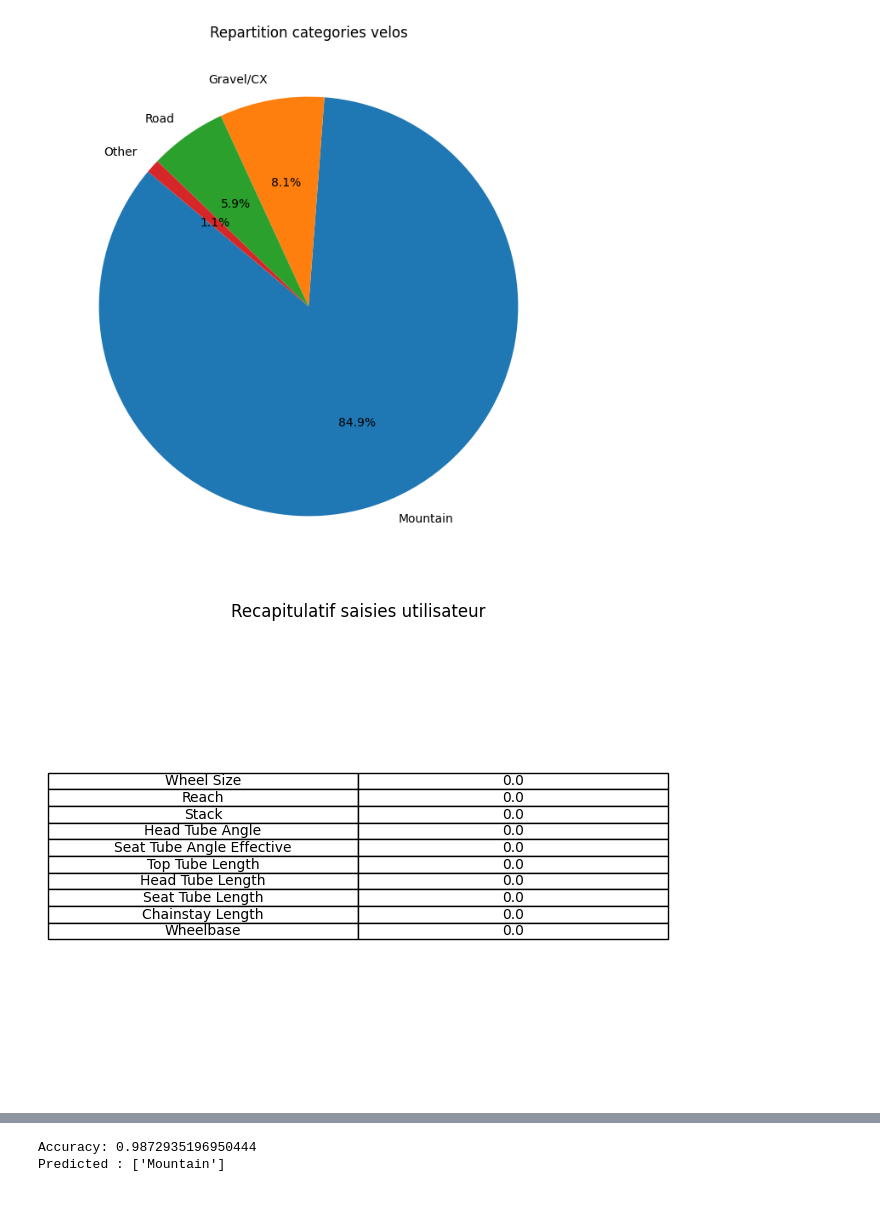
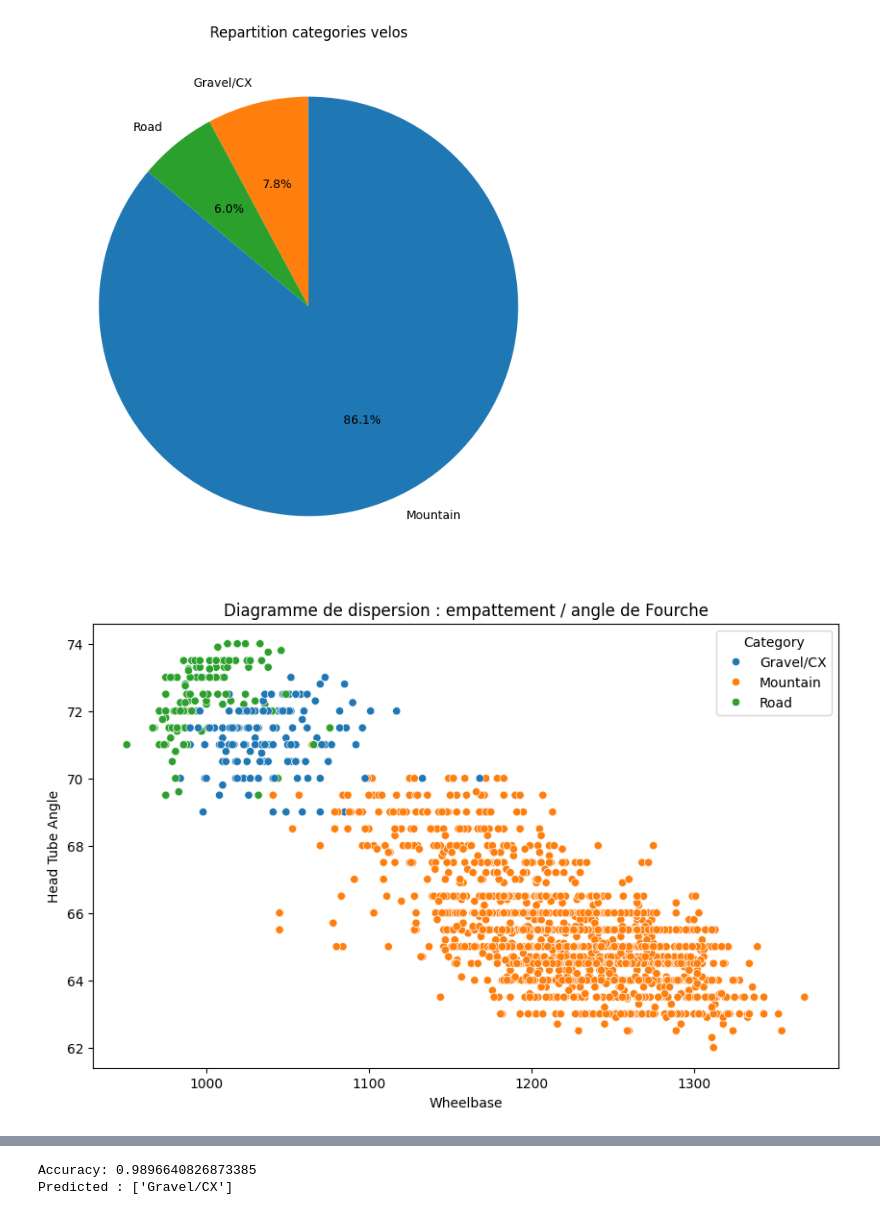
Before and after one commit to ethantoutlemonde/DataMining, a Jupyter notebook: projet.ipynb, the cells around one changed output, grey strips where cells are left out. Saved outputs shown, nothing was run; the diff lists cells and outputs as text; code cells hidden in the pictures.

```diff
--- a/projet.ipynb
+++ b/projet.ipynb
@@ -12,6 +12,11 @@ colonnesTRI = ['Wheel Size', 'Reach', 'Stack', 'Head Tube Angle',
               'Seat Tube Length', 'Chainstay Length', 'Wheelbase', 'Category']
 
 dfClean = df[colonnesTRI].dropna()
+dfClean = dfClean[dfClean['Wheelbase'] != 0]
+dfClean = dfClean.reset_index(drop=True)
+dfClean = dfClean[dfClean['Category'] != "Other"]
+
+
 X = dfClean.drop('Category', axis=1)
 y = dfClean['Category']
 X_encoded = pd.get_dummies(X, drop_first=True) #one hot encodage -> categoriel a 0 ou 1
@@ -38,6 +43,12 @@ category_counts = dfClean['Category'].value_counts()
 plt.figure(figsize=(8, 8))
 plt.pie(category_counts, labels=category_counts.index, autopct='%1.1f%%', startangle=140)
 plt.title('Repartition categories velos')
+plt.show()
+
+#diagramme dispersion
+plt.figure(figsize=(10, 6))
+sns.scatterplot(x='Wheelbase', y='Head Tube Angle', hue='Category', data=dfClean)
+plt.title('Diagramme de dispersion : empattement / angle de Fourche')
 plt.show()
 
 #input user
@@ -82,2 +93,2 @@ del Xnew1
-[figure, old version]
+[figure, new version]
-[figure, old version]
+[figure, new version]
@@ -84,2 +96,2 @@ del Xnew1
-Accuracy: 0.9872935196950444
-Predicted : ['Mountain']
+Accuracy: 0.9896640826873385
+Predicted : ['Gravel/CX']
```
Also changed, not shown: parts of 1 cell of this notebook.
